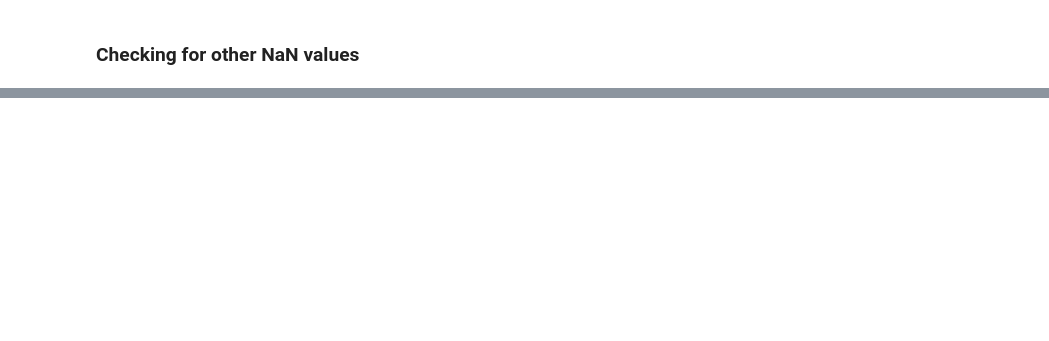
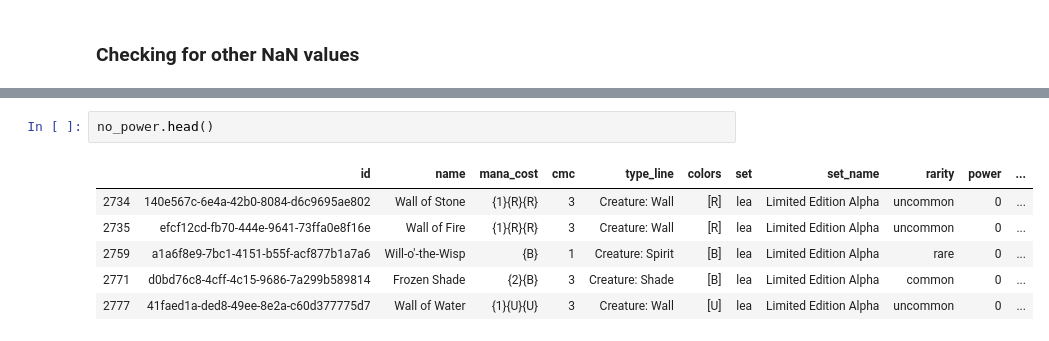
Before and after one commit to MaximeBastion/DataScience-MTG-Power-Creep, a Jupyter notebook: MTG - Creature Power-Creep.ipynb, the cells around one changed output, grey strips where cells are left out. Saved outputs shown, nothing was run; the diff lists cells and outputs as text; blank space fills up the shorter version.

```diff
--- a/MTG - Creature Power-Creep.ipynb
+++ b/MTG - Creature Power-Creep.ipynb
@@ -340,0 +402,9 @@ plt.plot(pt)
+# %%
+no_power.head()
+# %% [output]
+|  | id | name | mana_cost | cmc | type_line | colors | set | set_name | rarity | power | ... |
+| 2734 | 140e567c-6e4a-42b0-8084-d6c9695ae802 | Wall of Stone | {1}{R}{R} | 3 | Creature: Wall | [R] | lea | Limited Edition Alpha | uncommon | 0 | ... |
+| 2735 | efcf12cd-fb70-444e-9641-73ffa0e8f16e | Wall of Fire | {1}{R}{R} | 3 | Creature: Wall | [R] | lea | Limited Edition Alpha | uncommon | 0 | ... |
+| 2759 | a1a6f8e9-7bc1-4151-b55f-acf877b1a7a6 | Will-o'-the-Wisp | {B} | 1 | Creature: Spirit | [B] | lea | Limited Edition Alpha | rare | 0 | ... |
+| 2771 | d0bd76c8-4cff-4c15-9686-7a299b589814 | Frozen Shade | {2}{B} | 3 | Creature: Shade | [B] | lea | Limited Edition Alpha | common | 0 | ... |
+| 2777 | 41faed1a-ded8-49ee-8e2a-c60d377775d7 | Wall of Water | {1}{U}{U} | 3 | Creature: Wall | [U] | lea | Limited Edition Alpha | uncommon | 0 | ... |
```
Also changed, not shown: parts of 40 cells of this notebook.
